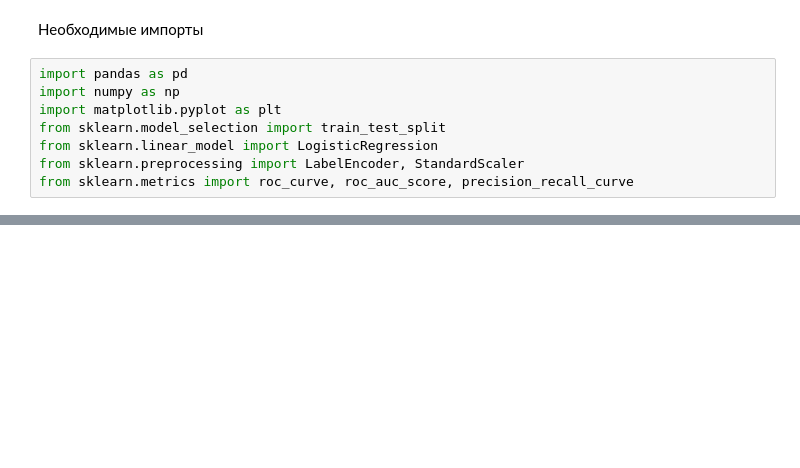
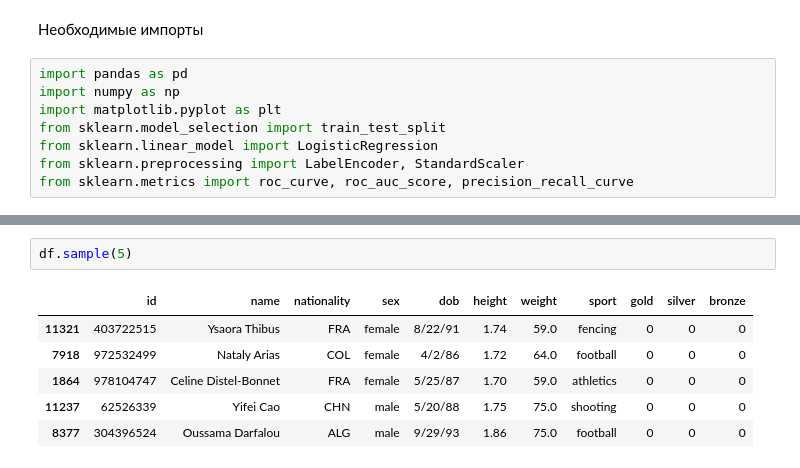
Before and after one commit to nik-gorby/DSML-67, a Jupyter notebook: hw3.ipynb, the cells around one changed output, grey strips where cells are left out. Cells and saved outputs as stored; diff of their text form; blank space fills up the shorter version.

```diff
--- a/hw3.ipynb
+++ b/hw3.ipynb
@@ -12,0 +37,9 @@ from sklearn.metrics import roc_curve, roc_auc_score, precision_recall_curve
+# %%
+df.sample(5)
+# %% [output]
+|  | id | name | nationality | sex | dob | height | weight | sport | gold | silver | bronze |
+| 11321 | 403722515 | Ysaora Thibus | FRA | female | 8/22/91 | 1.74 | 59.0 | fencing | 0 | 0 | 0 |
+| 7918 | 972532499 | Nataly Arias | COL | female | 4/2/86 | 1.72 | 64.0 | football | 0 | 0 | 0 |
+| 1864 | 978104747 | Celine Distel-Bonnet | FRA | female | 5/25/87 | 1.70 | 59.0 | athletics | 0 | 0 | 0 |
+| 11237 | 62526339 | Yifei Cao | CHN | male | 5/20/88 | 1.75 | 75.0 | shooting | 0 | 0 | 0 |
+| 8377 | 304396524 | Oussama Darfalou | ALG | male | 9/29/93 | 1.86 | 75.0 | football | 0 | 0 | 0 |
```
Also changed, not shown: parts of 13 cells of this notebook.
